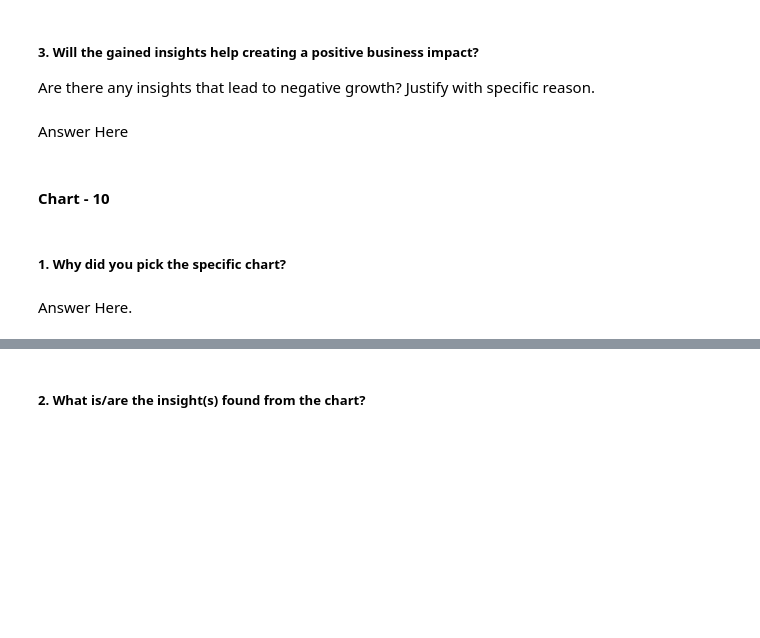
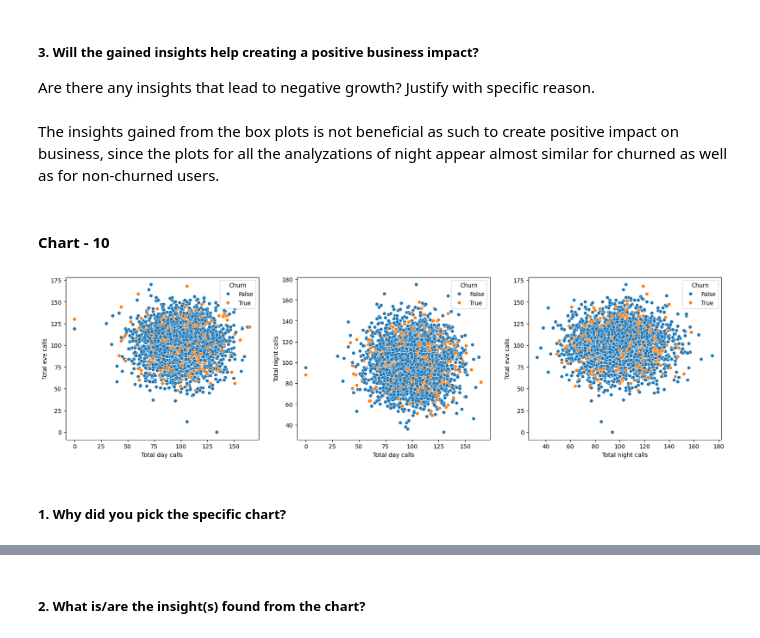
Before and after one commit to debobratopaul/CAPSTONE_PROJECT_TELECOM_CHURN_ANALYSIS, a Jupyter notebook: CAPSTONE_PROJECT_TELECOM_CHURN_ANALYSIS.ipynb, the cells around one changed output, grey strips where cells are left out. Saved outputs shown, nothing was run; the diff lists cells and outputs as text; code cells hidden in the pictures; blank space fills up the shorter version.

```diff
--- a/CAPSTONE_PROJECT_TELECOM_CHURN_ANALYSIS.ipynb
+++ b/CAPSTONE_PROJECT_TELECOM_CHURN_ANALYSIS.ipynb
@@ -742,7 +868,7 @@ Answer Here
 # %% [markdown]
 ##### 3. Will the gained insights help creating a positive business impact?
 Are there any insights that lead to negative growth? Justify with specific reason.
-# %% [markdown]
-Answer Here
+# %% [markdown]
+The insights gained from the box plots is not beneficial as such to create positive impact on business, since the plots for all the analyzations of night appear almost similar for churned as well as for non-churned users.
 # %% [markdown]
 #### Chart - 10
@@ -751,4 +875,13 @@ Answer Here
+# %%
+# Chart - 10 visualization code
+plt.rcParams['figure.figsize'] = (20, 5)
+fig, axs = plt.subplots(ncols=3)
+sns.scatterplot(x="Total day calls", y="Total eve calls", hue="Churn", data=df,ax=axs[0])
+sns.scatterplot(x="Total day calls", y="Total night calls", hue="Churn", data=df,ax=axs[1])
+sns.scatterplot(x="Total night calls", y="Total eve calls", hue="Churn", data=df,ax=axs[2])
+#Show the plot
+plt.show()
+# %% [output]
+[figure, added]
 # %% [markdown]
 ##### 1. Why did you pick the specific chart?
-# %% [markdown]
-Answer Here.
```
Also changed, not shown: parts of 72 cells of this notebook.
